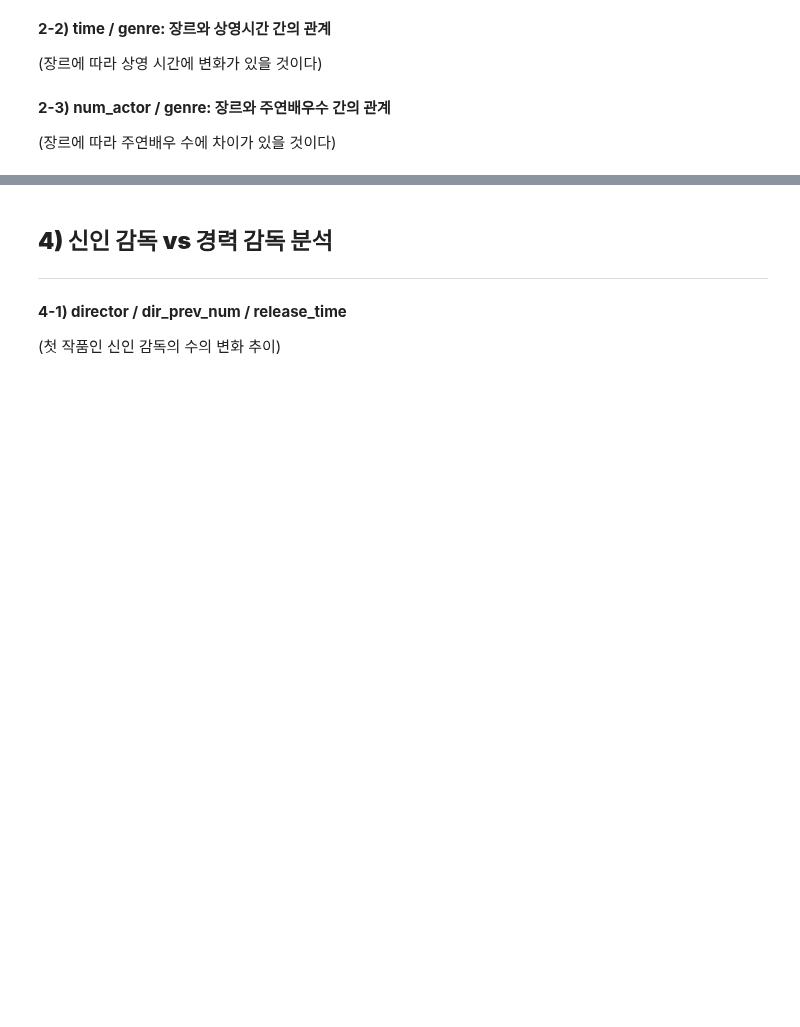
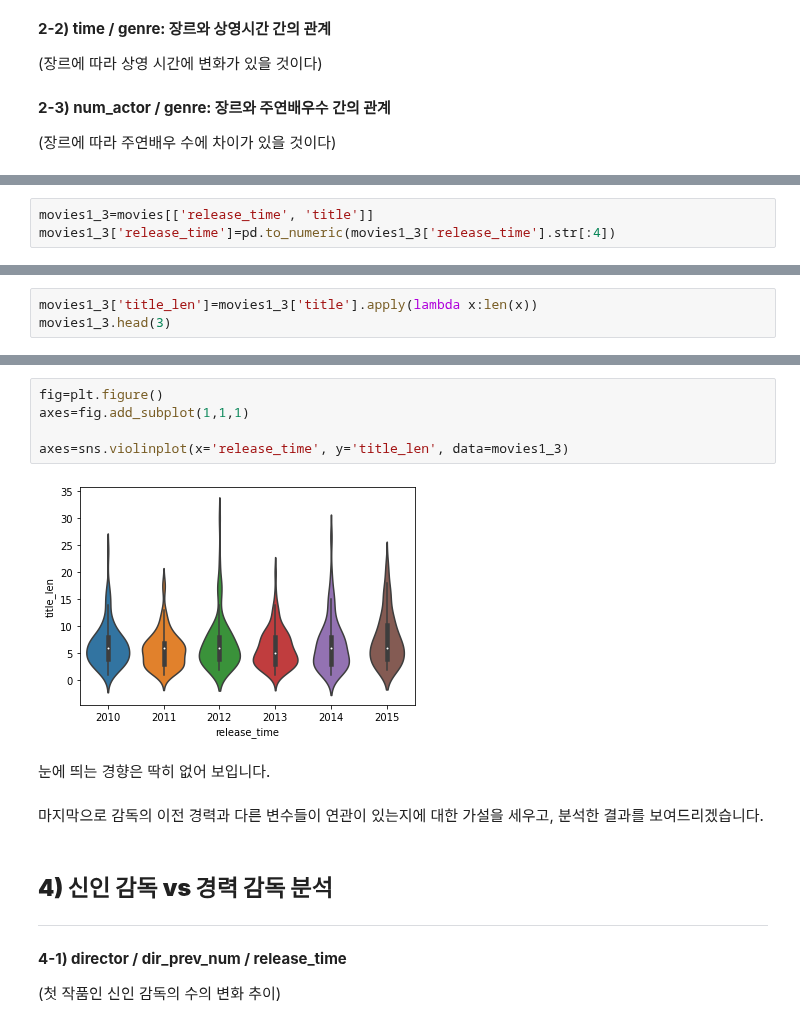
Before and after one commit to nyoons/ESAA, a Jupyter notebook: movies_train_YB_2조.ipynb, the cells around one changed output, grey strips where cells are left out. Cells and saved outputs as stored; diff of their text form; blank space fills up the shorter version.

```diff
--- a/movies_train_YB_2조.ipynb
+++ b/movies_train_YB_2조.ipynb
@@ -249,0 +330,3 @@ axes=fig.add_subplot()
+# %%
+movies1_3=movies[['release_time', 'title']]
+movies1_3['release_time']=pd.to_numeric(movies1_3['release_time'].str[:4])
@@ -249,0 +338,3 @@ axes=fig.add_subplot()
+# %%
+movies1_3['title_len']=movies1_3['title'].apply(lambda x:len(x))
+movies1_3.head(3)
@@ -250,3 +351,14 @@ axes=fig.add_subplot()
+# %%
+fig=plt.figure()
+axes=fig.add_subplot(1,1,1)
+
+axes=sns.violinplot(x='release_time', y='title_len', data=movies1_3)
+# %% [output]
+[figure, added]
+# %% [markdown]
+눈에 띄는 경향은 딱히 없어 보입니다.
+# %% [markdown]
+마지막으로 감독의 이전 경력과 다른 변수들이 연관이 있는지에 대한 가설을 세우고, 분석한 결과를 보여드리겠습니다.
 # %% [markdown]
 ## **4) 신인 감독 vs 경력 감독 분석**
 
```
Also changed, not shown: parts of 15 cells of this notebook.
